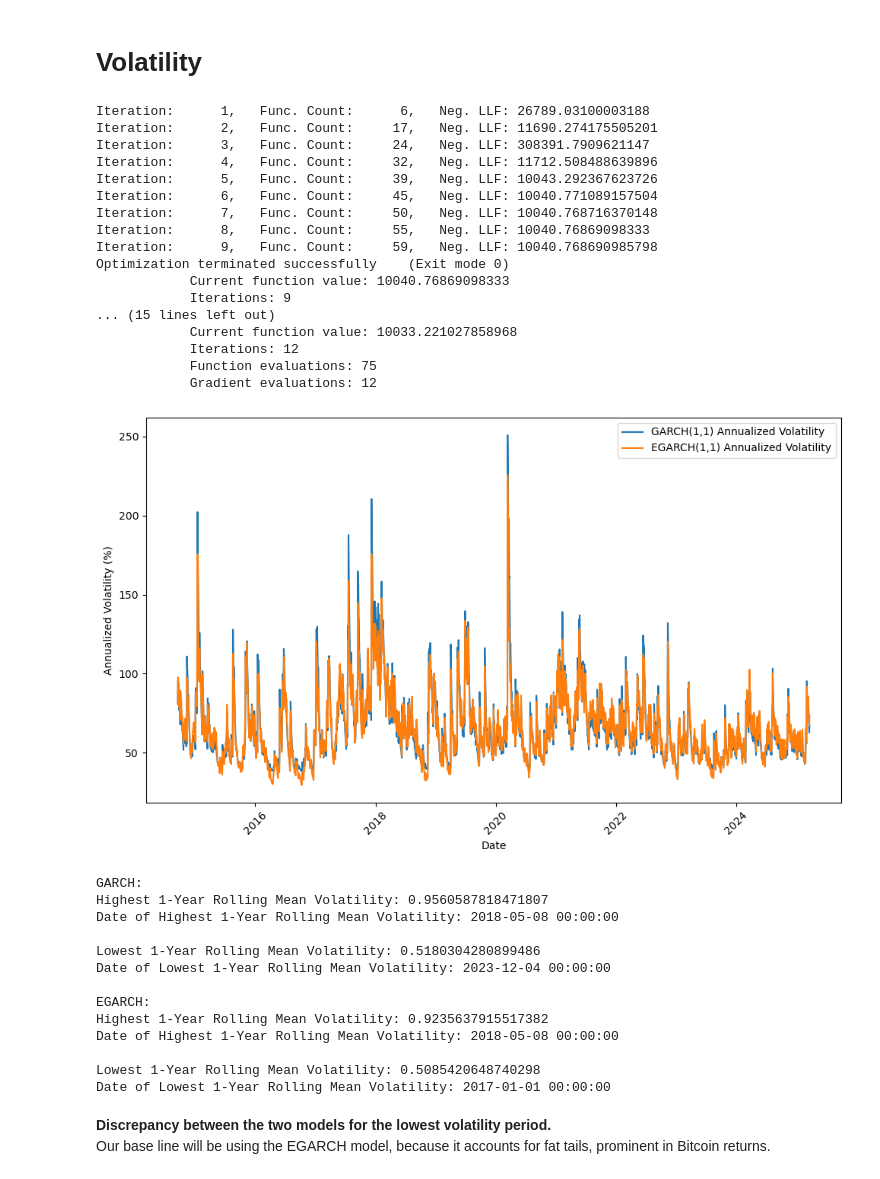
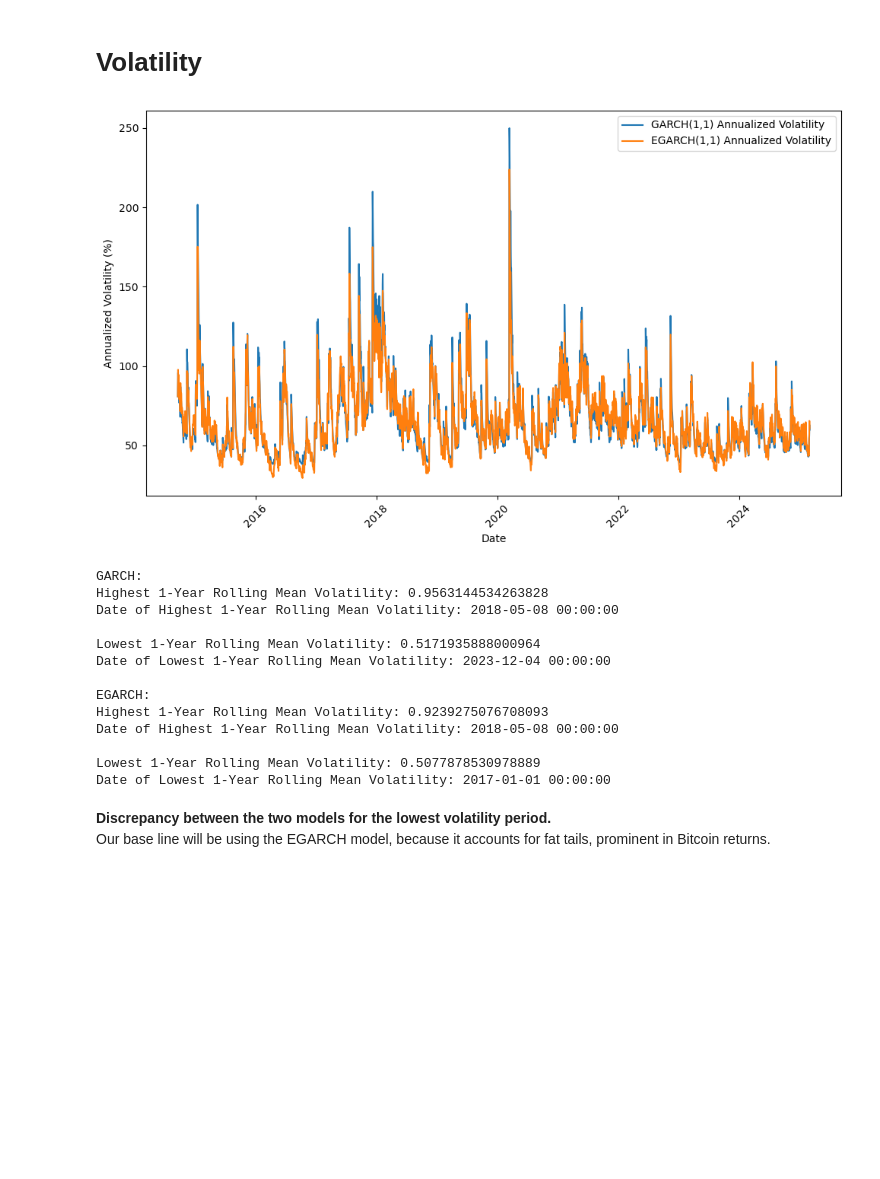
Before and after one commit to ugoescato/Applied-Master-Project, a Jupyter notebook: historical_analysis_daily.ipynb, the cells around one changed output. Drawn from its saved outputs; the diff is of its cells as text; code cells hidden in the pictures; blank space fills up the shorter version.

```diff
--- a/historical_analysis_daily.ipynb
+++ b/historical_analysis_daily.ipynb
@@ -23,7 +21,7 @@ from scipy.integrate import quad
 # Data and calibration
 # %%
 btc_data = yf.download('BTC-USD')
-btc_daily = btc_data['Close']
+btc_daily = btc_data['Close'][:'2025-02']
 btc_weekly = btc_daily.resample('W').last()
 btc_monthly = btc_daily.resample('ME').last()
 
@@ -112,7 +109,7 @@ scaled_returns = btc_returns * 100
 
 # Step 3: Fit the GARCH(1,1) model to the rescaled returns
 garch_model = arch_model(scaled_returns, vol='Garch', p=1, q=1)
-garch_fit = garch_model.fit()
+garch_fit = garch_model.fit(disp='off')
 
 # Step 4: Extract the GARCH volatility (conditional standard deviation)
 garch_volatility = garch_fit.conditional_volatility
@@ -124,52 +121,35 @@ garch_volatility = garch_volatility / 100
 garch_annualized_volatility = garch_volatility * np.sqrt(365)
 
 # Step 7: Fit the EGARCH(1,1) model to the rescaled returns
 egarch_model = arch_model(scaled_returns, vol='EGARCH', p=1, q=1)
-egarch_fit = egarch_model.fit()
+egarch_fit = egarch_model.fit(disp='off')
 
 # Step 8: Extract the EGARCH volatility (conditional standard deviation)
 egarch_volatility = egarch_fit.conditional_volatility
 
 # Step 9: Rescale the EGARCH volatility back to the original scale
 egarch_volatility = egarch_volatility / 100
 
 # Step 10: Annualize the EGARCH volatility
 egarch_annualized_volatility = egarch_volatility * np.sqrt(365)
 
 # Step 11: Plot both GARCH and EGARCH annualized volatilities on the same graph
 plt.figure(figsize=(10, 6))
 plt.plot(btc_returns.index, garch_annualized_volatility*100, label='GARCH(1,1) Annualized Volatility')
 plt.plot(btc_returns.index, egarch_annualized_volatility*100, label='EGARCH(1,1) Annualized Volatility')
 #plt.title('Annualized Volatility (GARCH(1,1) vs EGARCH(1,1))')
 plt.xlabel('Date')
 plt.ylabel('Annualized Volatility (%)')
 plt.legend()
 plt.xticks(rotation=45)  # Rotate the x-axis labels for better readability
 plt.tight_layout()
 plt.show()
 
 # Optionally, print the model summaries
 #print(garch_fit.summary())
 #print(egarch_fit.summary())
 # %% [output]
-Iteration:      1,   Func. Count:      6,   Neg. LLF: 26789.03100003188
-Iteration:      2,   Func. Count:     17,   Neg. LLF: 11690.274175505201
-Iteration:      3,   Func. Count:     24,   Neg. LLF: 308391.7909621147
-Iteration:      4,   Func. Count:     32,   Neg. LLF: 11712.508488639896
-Iteration:      5,   Func. Count:     39,   Neg. LLF: 10043.292367623726
-Iteration:      6,   Func. Count:     45,   Neg. LLF: 10040.771089157504
-Iteration:      7,   Func. Count:     50,   Neg. LLF: 10040.768716370148
-Iteration:      8,   Func. Count:     55,   Neg. LLF: 10040.76869098333
-Iteration:      9,   Func. Count:     59,   Neg. LLF: 10040.768690985798
-Optimization terminated successfully    (Exit mode 0)
-            Current function value: 10040.76869098333
-            Iterations: 9
-... (15 lines left out)
-            Current function value: 10033.221027858968
-            Iterations: 12
-            Function evaluations: 75
-            Gradient evaluations: 12
-[figure, old version]
+[figure, new version]
 # %%
 # search for highest and lowest volatility periods for both models
 highest_volatility = garch_annualized_volatility.rolling(window=365).mean().max()
@@ -196,17 +176,17 @@ print('Lowest 1-Year Rolling Mean Volatility:', lowest_volatility)
 print('Date of Lowest 1-Year Rolling Mean Volatility:', lowest_volatility_date)
 # %% [output]
 GARCH:
-Highest 1-Year Rolling Mean Volatility: 0.9560587818471807
+Highest 1-Year Rolling Mean Volatility: 0.9563144534263828
 Date of Highest 1-Year Rolling Mean Volatility: 2018-05-08 00:00:00
 
-Lowest 1-Year Rolling Mean Volatility: 0.5180304280899486
+Lowest 1-Year Rolling Mean Volatility: 0.5171935888000964
 Date of Lowest 1-Year Rolling Mean Volatility: 2023-12-04 00:00:00
 
 EGARCH:
-Highest 1-Year Rolling Mean Volatility: 0.9235637915517382
+Highest 1-Year Rolling Mean Volatility: 0.9239275076708093
 Date of Highest 1-Year Rolling Mean Volatility: 2018-05-08 00:00:00
 
-Lowest 1-Year Rolling Mean Volatility: 0.5085420648740298
+Lowest 1-Year Rolling Mean Volatility: 0.5077878530978889
 Date of Lowest 1-Year Rolling Mean Volatility: 2017-01-01 00:00:00
 # %% [markdown]
 **Discrepancy between the two models for the lowest volatility period.**
```
Also changed, not shown: parts of 20 cells of this notebook, 1 other file.
